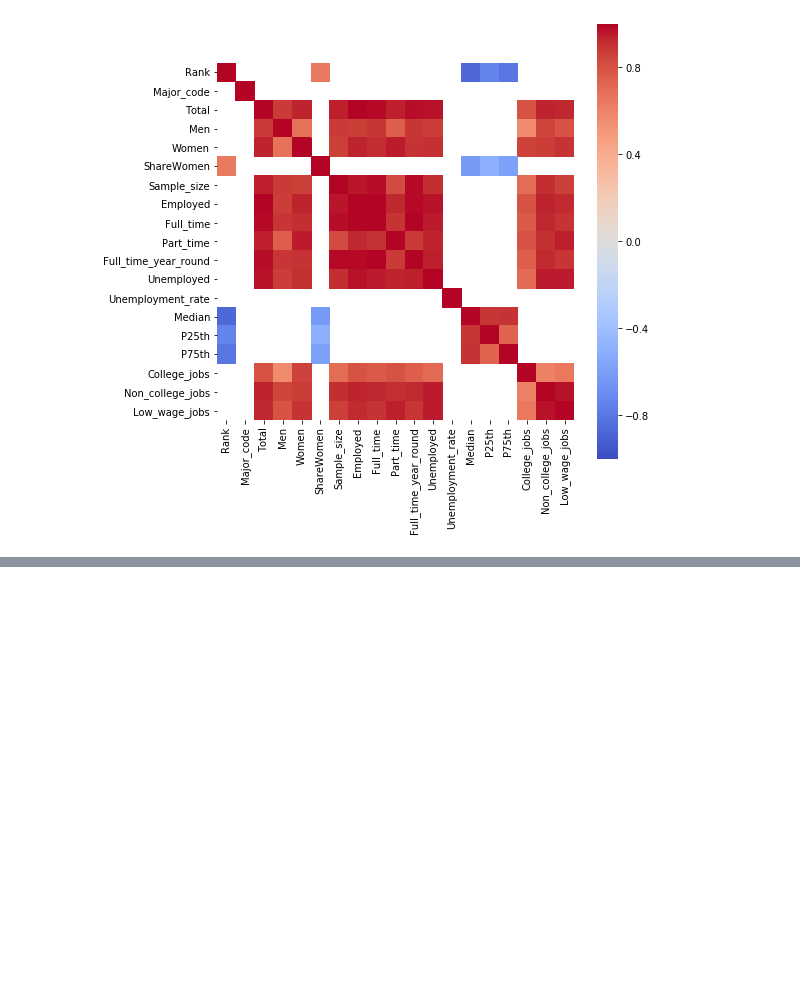
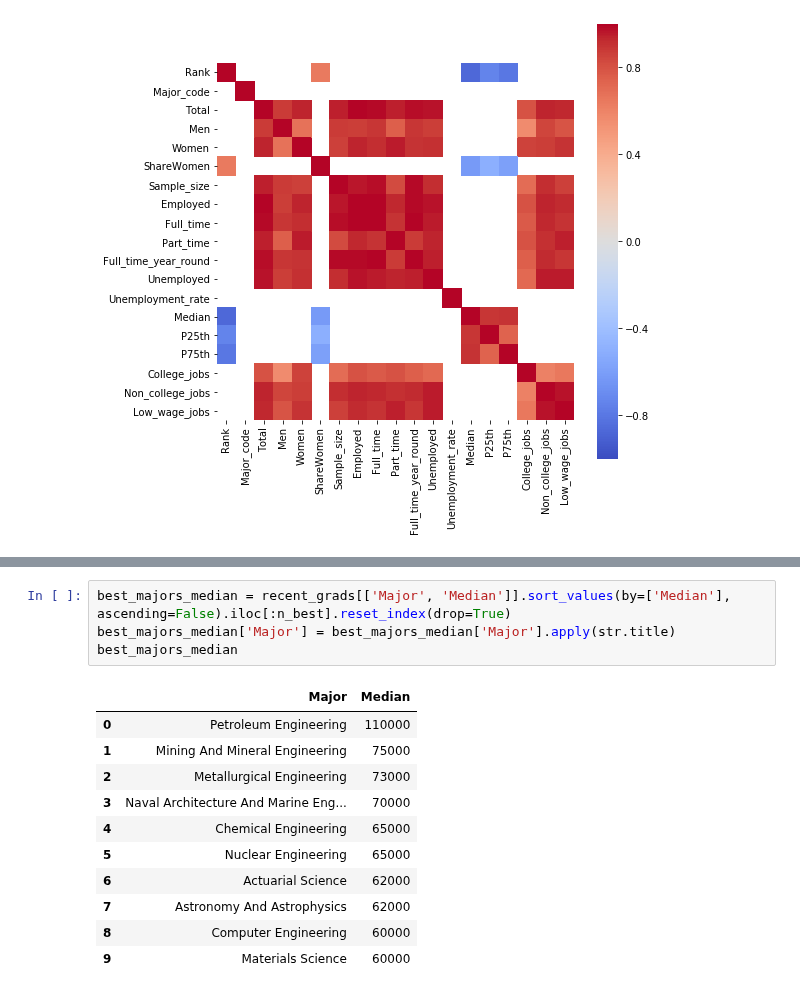
Before and after one commit to FlorentCLMichel/learning_data_science, a Jupyter notebook: Projects_Jupyter/Earnings_college_major.ipynb, the cells around one changed output, grey strips where cells are left out. Saved outputs shown, nothing was run; the diff lists cells and outputs as text; blank space fills up the shorter version.

```diff
--- a/Projects_Jupyter/Earnings_college_major.ipynb
+++ b/Projects_Jupyter/Earnings_college_major.ipynb
@@ -513,0 +546,16 @@ This indicates that the 25\% lowest and highest earnings both increase when the
+# %%
+best_majors_median = recent_grads[['Major', 'Median']].sort_values(by=['Median'], ascending=False).iloc[:n_best].reset_index(drop=True)
+best_majors_median['Major'] = best_majors_median['Major'].apply(str.title)
+best_majors_median
+# %% [output]
+|  | Major | Median |
+| 0 | Petroleum Engineering | 110000 |
+| 1 | Mining And Mineral Engineering | 75000 |
+| 2 | Metallurgical Engineering | 73000 |
+| 3 | Naval Architecture And Marine Eng... | 70000 |
+| 4 | Chemical Engineering | 65000 |
+| 5 | Nuclear Engineering | 65000 |
+| 6 | Actuarial Science | 62000 |
+| 7 | Astronomy And Astrophysics | 62000 |
+| 8 | Computer Engineering | 60000 |
+| 9 | Materials Science | 60000 |
```
Also changed, not shown: parts of 20 cells of this notebook.
